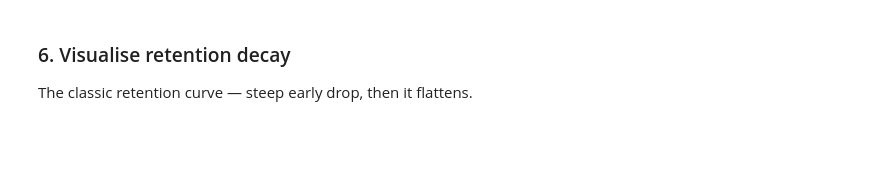
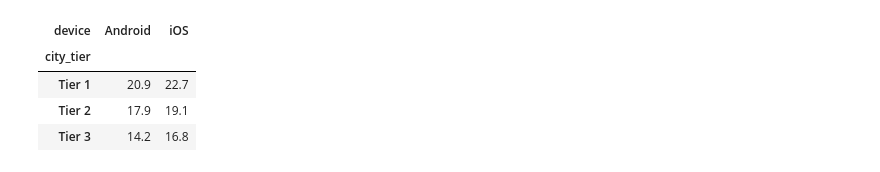
Before and after one commit to avijitdwivedi1/food-delivery-funnel, a Jupyter notebook: Food_Delivery_Funnel_Analysis.ipynb, the cells around one changed output. Saved outputs shown, nothing was run; the diff lists cells and outputs as text; code cells hidden in the pictures; blank space fills up the shorter version.

```diff
--- a/Food_Delivery_Funnel_Analysis.ipynb
+++ b/Food_Delivery_Funnel_Analysis.ipynb
@@ -12,13 +14,17 @@ all in plain pandas (same tools as any SQL `GROUP BY`).
 # %%
-import numpy as np, pandas as pd
+import numpy as np
+import pandas as pd
 import matplotlib.pyplot as plt
+
 rng = np.random.default_rng(42)
 
-# ---- Simulate users ----
-N = 60000
-users = pd.DataFrame({"user_id": range(1, N+1)})
-users["signup_week"] = rng.integers(0, 12, N)                         # which weekly cohort
-users["city_tier"]   = rng.choice(["Tier 1","Tier 2","Tier 3"], N, p=[.5,.35,.15])
-users["device"]      = rng.choice(["Android","iOS"], N, p=[.7,.3])
+N = 60_000
+
+users = pd.DataFrame({"user_id": np.arange(1, N + 1)})
+users["signup_week"] = rng.integers(0, 12, N)
+users["city_tier"] = rng.choice(["Tier 1", "Tier 2", "Tier 3"], N, p=[0.50, 0.35, 0.15])
+users["device"] = rng.choice(["Android", "iOS"], N, p=[0.70, 0.30])
+
+print("rows:", len(users))
 users.head()
 # %% [output]
@@ -149,3 +152,11 @@ retention
-# %% [markdown]
-### 6. Visualise retention decay
-The classic retention curve — steep early drop, then it flattens.
+# %%
+seg = (users.groupby(["city_tier", "device"])
+       .agg(opened=("opened_app", "sum"), ordered=("placed_order", "sum")))
+seg["conversion_pct"] = (seg["ordered"] / seg["opened"] * 100).round(1)
+seg["conversion_pct"].unstack()
+# %% [output]
+| device | Android | iOS |
+| city_tier |  |  |
+| Tier 1 | 20.9 | 22.7 |
+| Tier 2 | 17.9 | 19.1 |
+| Tier 3 | 14.2 | 16.8 |
```
Also changed, not shown: parts of 26 cells of this notebook.
